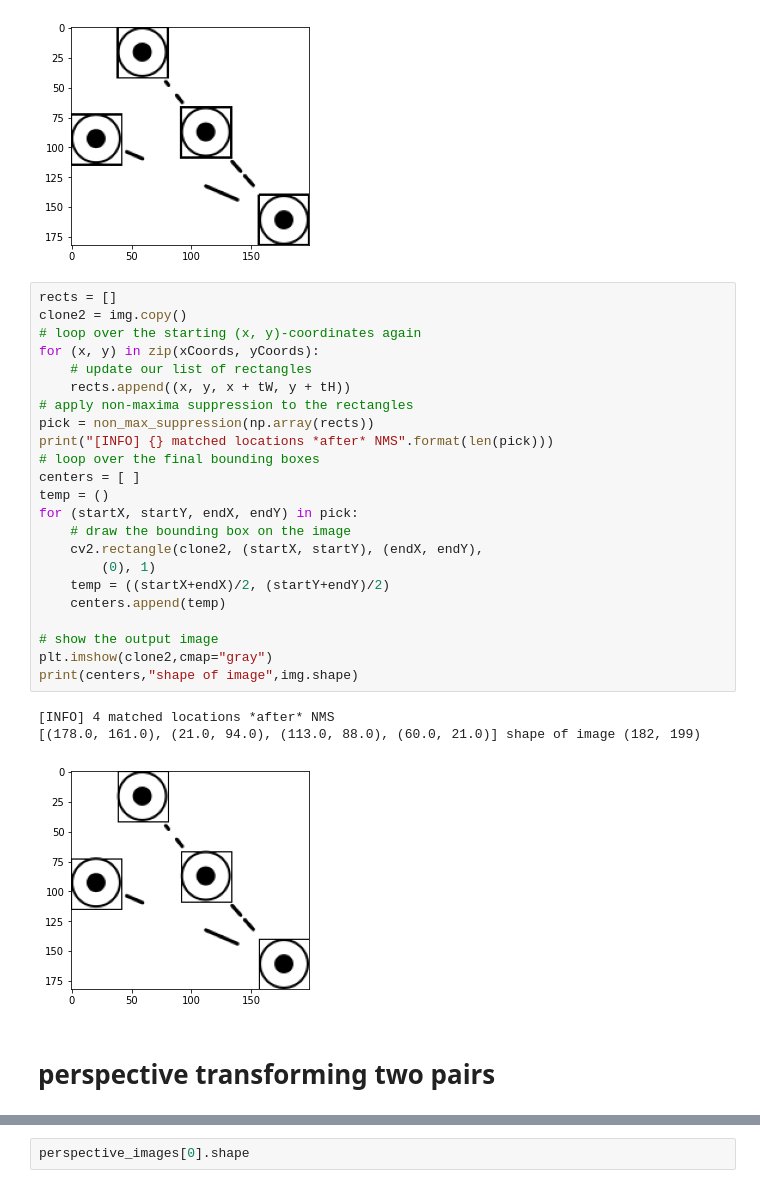
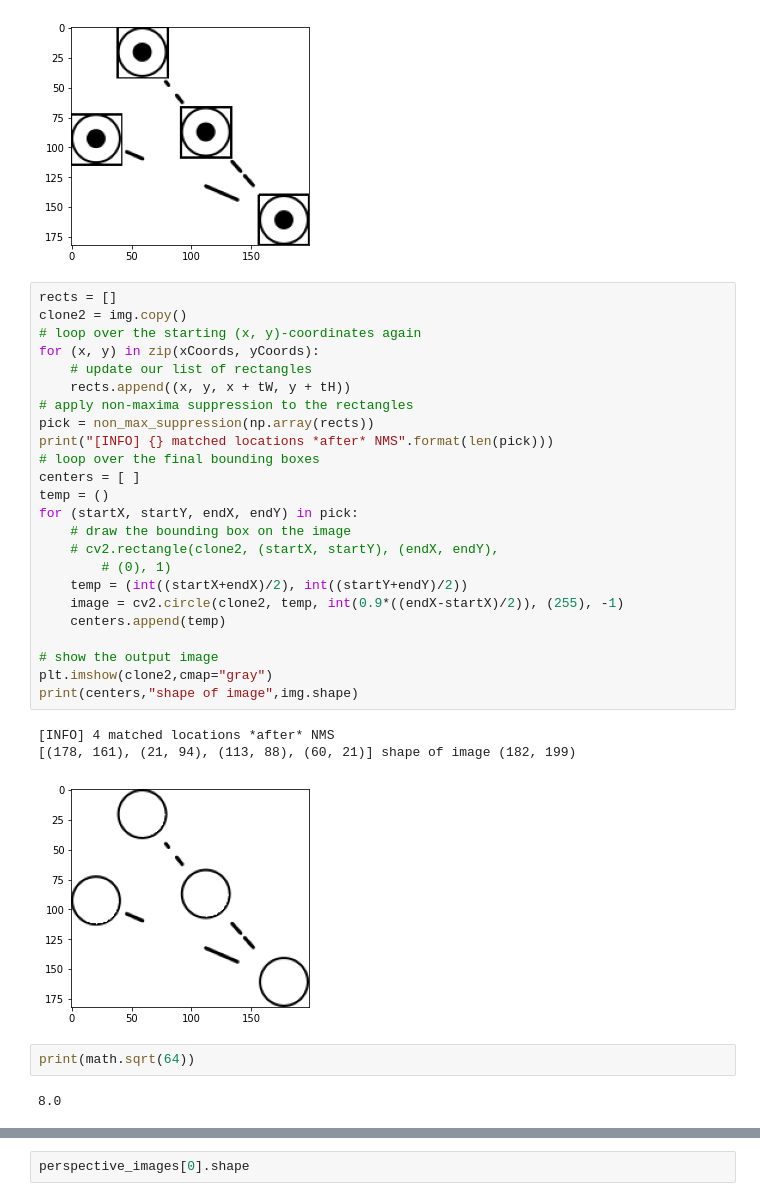
Before and after one commit to yogesh895/FlamCode, a Jupyter notebook: detection/detector.ipynb, the cells around one changed output, grey strips where cells are left out. Saved outputs shown, nothing was run; the diff lists cells and outputs as text.

```diff
--- a/detection/detector.ipynb
+++ b/detection/detector.ipynb
@@ -44,29 +45,32 @@ No of template matched locations 11
 # %%
 rects = []
 clone2 = img.copy()
 # loop over the starting (x, y)-coordinates again
 for (x, y) in zip(xCoords, yCoords):
 	# update our list of rectangles
 	rects.append((x, y, x + tW, y + tH))
 # apply non-maxima suppression to the rectangles
 pick = non_max_suppression(np.array(rects))
 print("[INFO] {} matched locations *after* NMS".format(len(pick)))
 # loop over the final bounding boxes
 centers = [ ]
 temp = ()
 for (startX, startY, endX, endY) in pick:
 	# draw the bounding box on the image
-	cv2.rectangle(clone2, (startX, startY), (endX, endY),
-		(0), 1)
-	temp = ((startX+endX)/2, (startY+endY)/2)
+	# cv2.rectangle(clone2, (startX, startY), (endX, endY),
+		# (0), 1)
+	temp = (int((startX+endX)/2), int((startY+endY)/2))
+	image = cv2.circle(clone2, temp, int(0.9*((endX-startX)/2)), (255), -1)
 	centers.append(temp)
 
 # show the output image
 plt.imshow(clone2,cmap="gray")
 print(centers,"shape of image",img.shape)
 # %% [output]
 [INFO] 4 matched locations *after* NMS
-[(178.0, 161.0), (21.0, 94.0), (113.0, 88.0), (60.0, 21.0)] shape of image (182, 199)
+[(178, 161), (21, 94), (113, 88), (60, 21)] shape of image (182, 199)
-[figure, old version]
+[figure, new version]
-# %% [markdown]
-# perspective transforming two pairs
+# %%
+print(math.sqrt(64))
+# %% [output]
+8.0
```
Also changed, not shown: parts of 4 cells of this notebook, 4 other files.
